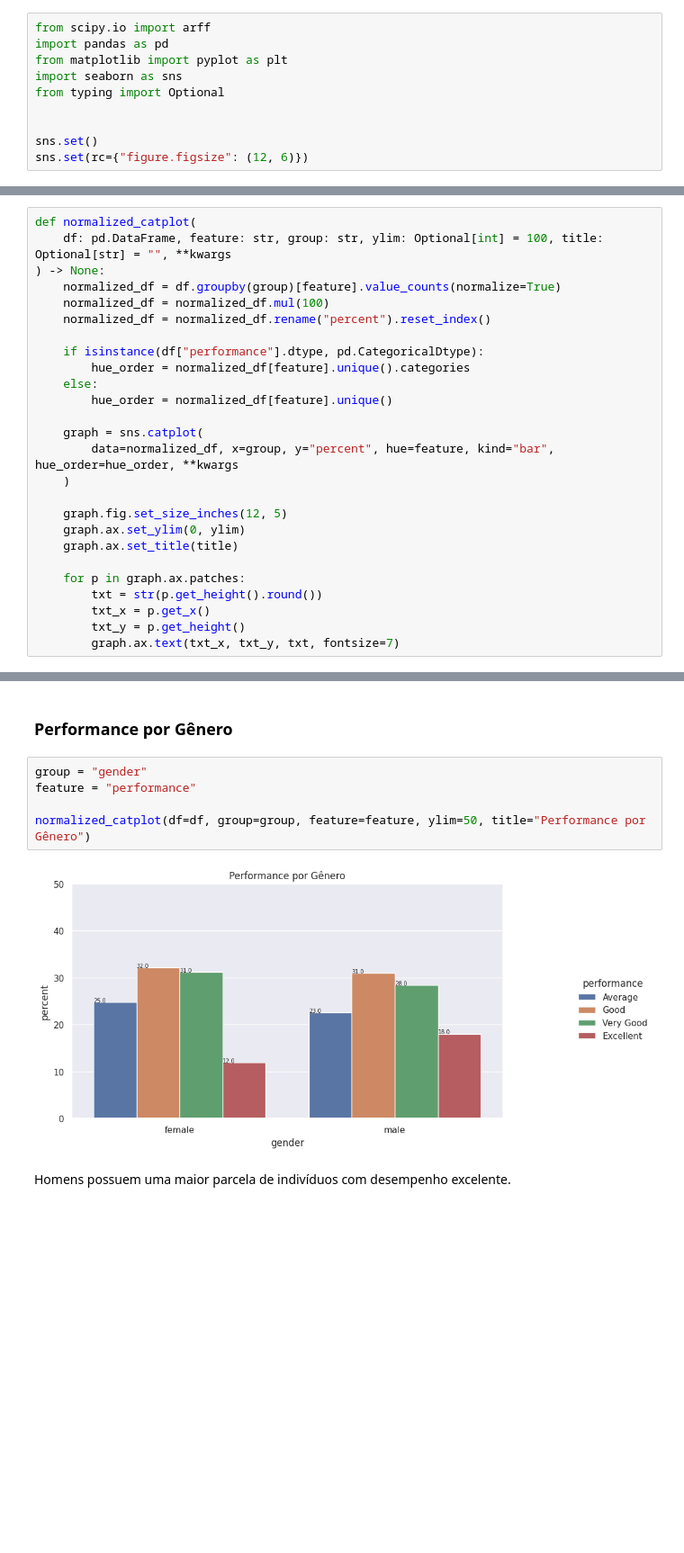
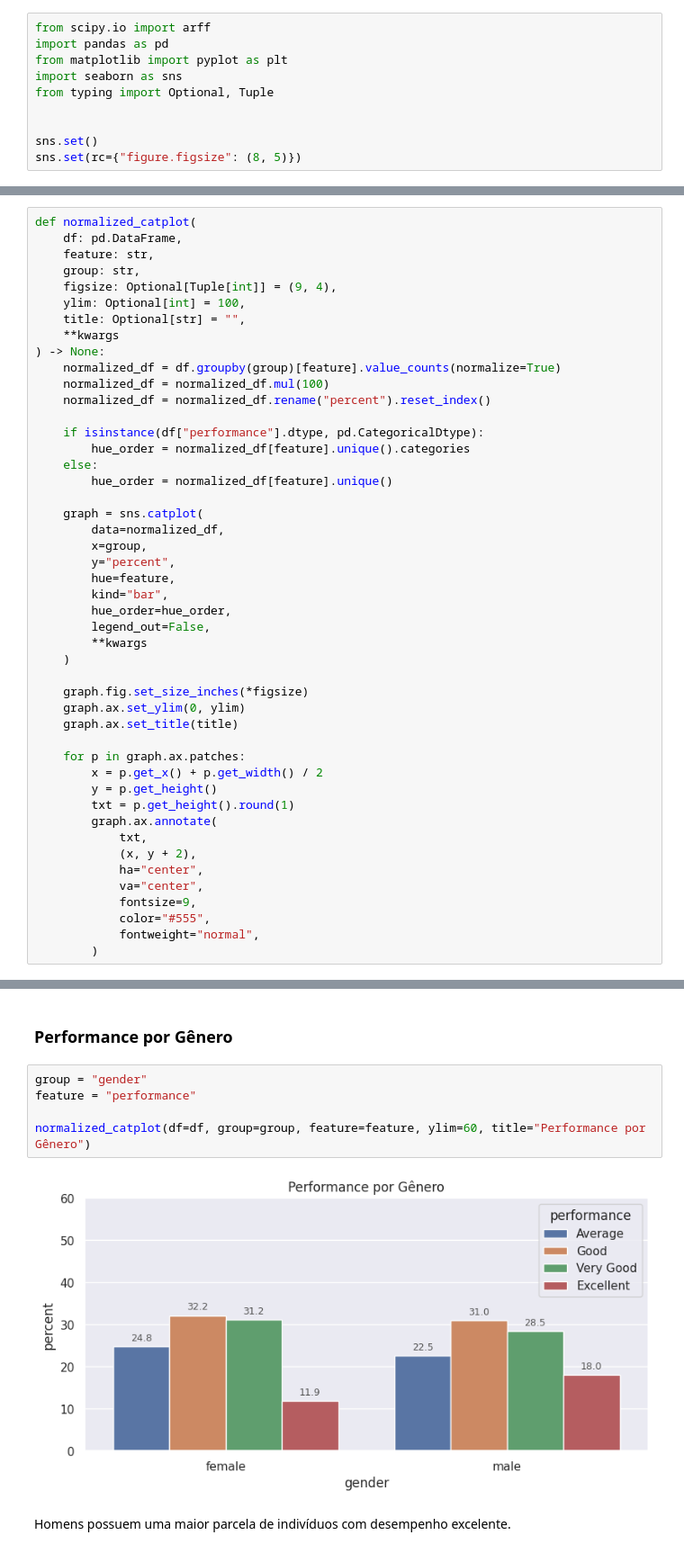
Before and after one commit to lyriotiago/unicamp-m0810, a Jupyter notebook: notebooks/t1.ipynb, the cells around one changed output, grey strips where cells are left out. Shown: that part at 90% size. Saved outputs shown, nothing was run; the diff lists cells and outputs as text; blank space fills up the shorter version.

Commit message:
melhoria na anotação dos gráficos e posicionamento da legenda

```diff
--- a/notebooks/t1.ipynb
+++ b/notebooks/t1.ipynb
@@ -3,11 +3,11 @@ from scipy.io import arff
 import pandas as pd
 from matplotlib import pyplot as plt
 import seaborn as sns
-from typing import Optional
+from typing import Optional, Tuple
 
 
 sns.set()
-sns.set(rc={"figure.figsize": (12, 6)})
+sns.set(rc={"figure.figsize": (8, 5)})
 # %%
 data = arff.loadarff("../data/dataset/CEE_DATA.arff")
 df = pd.DataFrame(data[0]).astype(str)
@@ -113,7 +113,13 @@ Categories (6, object): ['ONE' < 'TWO' < 'THREE' < 'FOUR' < 'FIVE' < 'SEVEN']
 ## Funções para plot
 # %%
 def normalized_catplot(
-    df: pd.DataFrame, feature: str, group: str, ylim: Optional[int] = 100, title: Optional[str] = "", **kwargs
+    df: pd.DataFrame,
+    feature: str,
+    group: str,
+    figsize: Optional[Tuple[int]] = (9, 4),
+    ylim: Optional[int] = 100,
+    title: Optional[str] = "",
+    **kwargs
 ) -> None:
     normalized_df = df.groupby(group)[feature].value_counts(normalize=True)
     normalized_df = normalized_df.mul(100)
@@ -125,18 +131,33 @@ def normalized_catplot(
         hue_order = normalized_df[feature].unique()
 
     graph = sns.catplot(
-        data=normalized_df, x=group, y="percent", hue=feature, kind="bar", hue_order=hue_order, **kwargs
+        data=normalized_df,
+        x=group,
+        y="percent",
+        hue=feature,
+        kind="bar",
+        hue_order=hue_order,
+        legend_out=False,
+        **kwargs
     )
 
-    graph.fig.set_size_inches(12, 5)
+    graph.fig.set_size_inches(*figsize)
     graph.ax.set_ylim(0, ylim)
     graph.ax.set_title(title)
 
     for p in graph.ax.patches:
-        txt = str(p.get_height().round())
-        txt_x = p.get_x()
-        txt_y = p.get_height()
-        graph.ax.text(txt_x, txt_y, txt, fontsize=7)
+        x = p.get_x() + p.get_width() / 2
+        y = p.get_height()
+        txt = p.get_height().round(1)
+        graph.ax.annotate(
+            txt,
+            (x, y + 2),
+            ha="center",
+            va="center",
+            fontsize=9,
+            color="#555",
+            fontweight="normal",
+        )
 # %% [markdown]
 ## Composição do dataset
 # %%
@@ -167,10 +188,10 @@ normalized_catplot(df=df, group=group, feature=feature, title="Performance por C
 # %%
 group = "gender"
 feature = "performance"
 
-normalized_catplot(df=df, group=group, feature=feature, ylim=50, title="Performance por Gênero")
+normalized_catplot(df=df, group=group, feature=feature, ylim=60, title="Performance por Gênero")
 # %% [output]
-[figure, old version]
+[figure, new version]
 # %% [markdown]
 Homens possuem uma maior parcela de indivíduos com desempenho excelente.
 # %% [markdown]
```
Also changed, not shown: parts of 4 cells of this notebook.
